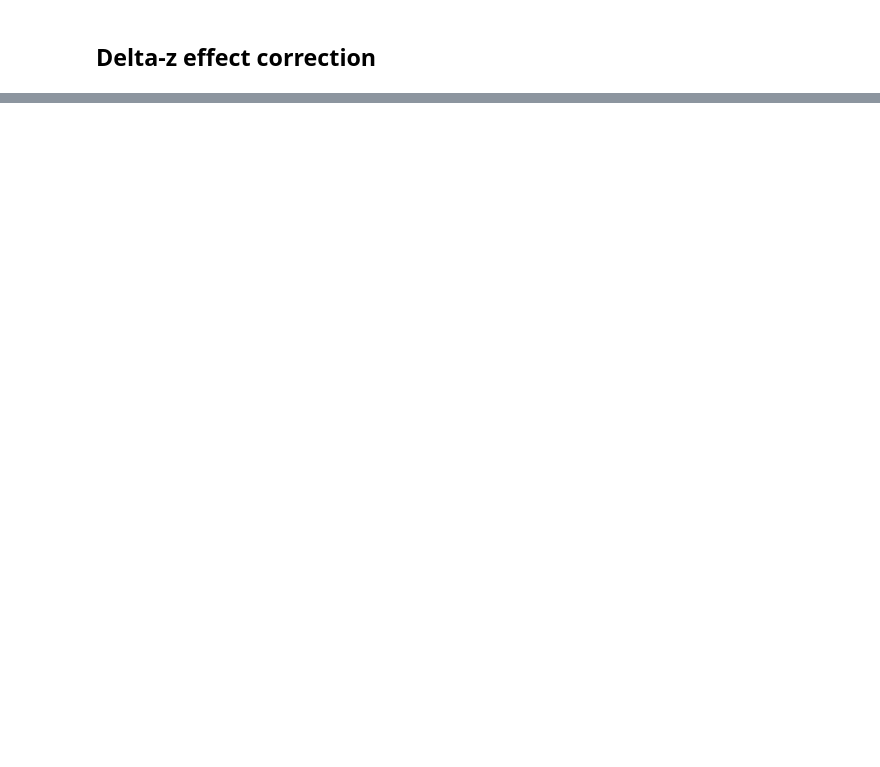
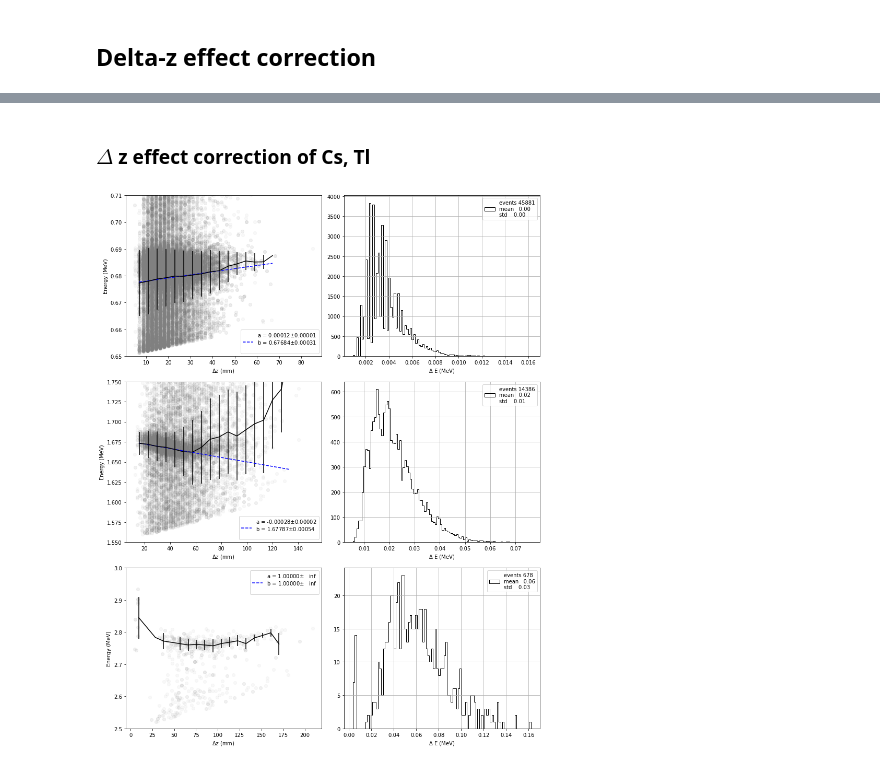
Before and after one commit to jahernando/ICAROSNB, a Jupyter notebook: JAH/bes/dz_effect.ipynb, the cells around one changed output, grey strips where cells are left out. Cells and saved outputs as stored; diff of their text form; code cells hidden in the pictures; blank space fills up the shorter version.

```diff
--- a/JAH/bes/dz_effect.ipynb
+++ b/JAH/bes/dz_effect.ipynb
@@ -113,0 +145,23 @@ pltext.hist(denes, 100, xylabels = r'$\Delta$ E (MeV)');
+# %% [markdown]
+### $\Delta$ z effect correction of Cs, Tl
+# %%
+subplot = pltext.canvas(6)
+
+for i, name in enumerate(['cs', 'ds', 'ph']):
+    xsel = selections.logical_and(('fidutial', 'energy.'+name))
+
+    subplot(2 * i + 1)
+    enes, dzs = dd[xsel].enecor.values, dd[xsel].dz_track.values
+    dz_effect(enes, dzs)
+    #plt.scatter(dzs, enes, alpha = 0.1, c='grey');
+    #xs, ys, eys = pltext.hprofile_in_sigma(dzs, enes, nsigma = 2.5);
+    plt.xlabel(r'$\Delta z$ (mm)'); plt.ylabel('Energy (MeV)');
+    plt.ylim(ranges['energy.'+name])
+
+    subplot(2 * i + 2)
+    denes, dzs = dd[xsel].enecor.values - dd[xsel].energy.values, dd[xsel].dz_track.values
+    pltext.hist(denes, 100, xylabels = r'$\Delta$ E (MeV)');
+
+plt.tight_layout();
+# %% [output]
+[figure, added]
```
Also changed, not shown: parts of 25 cells of this notebook.
